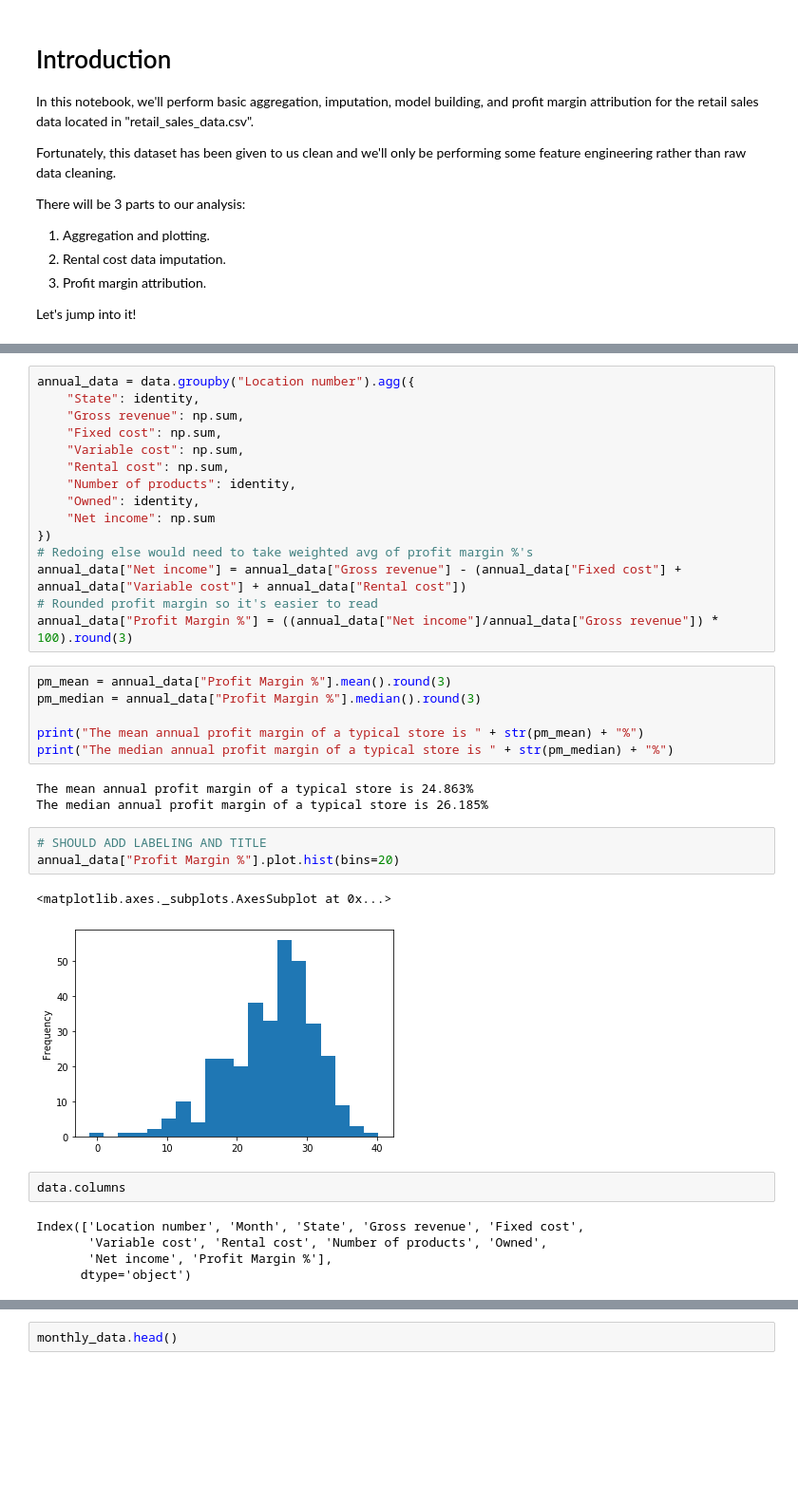
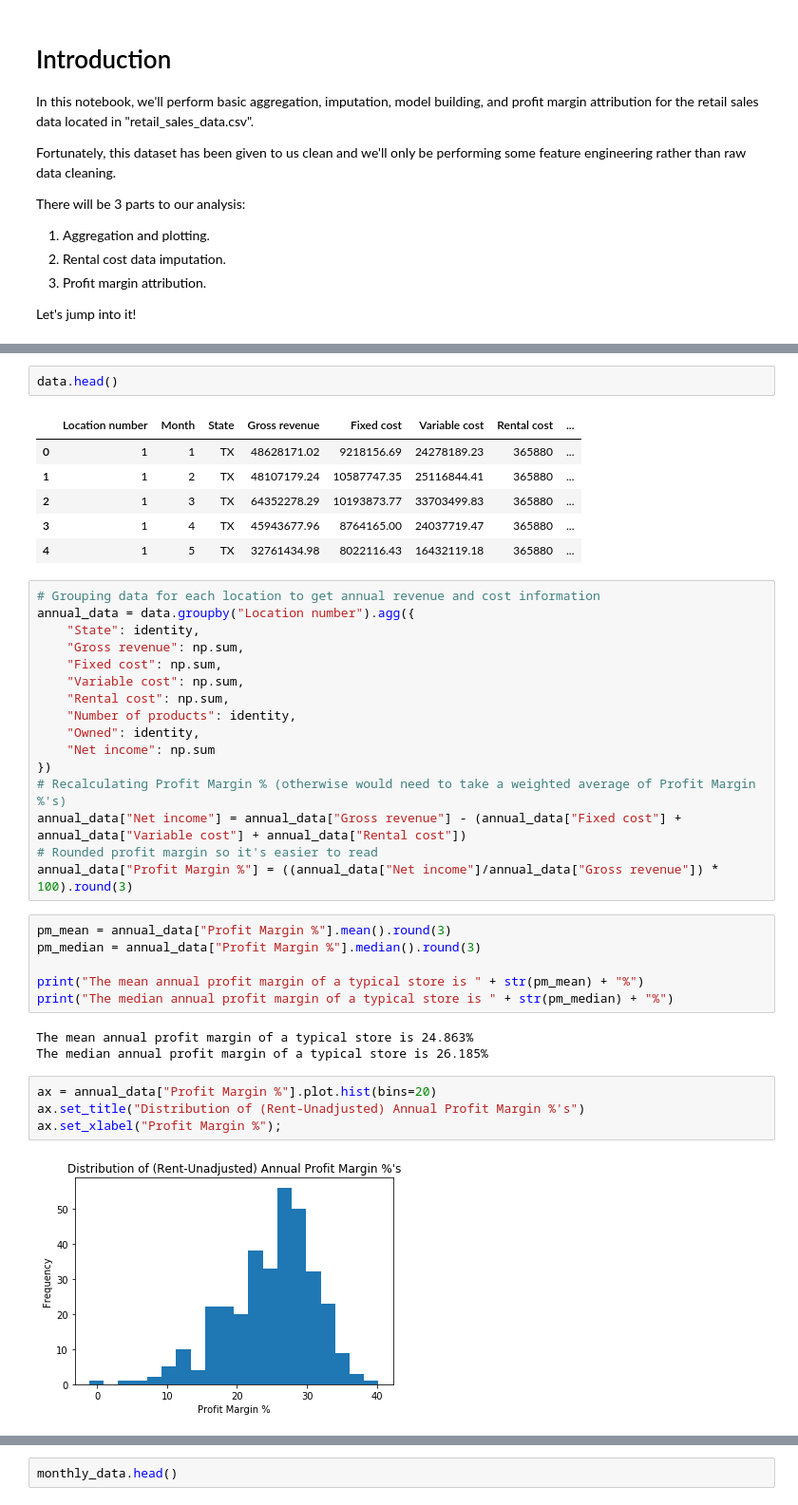
Before and after one commit to rachitpareek/profitAnalysis, a Jupyter notebook: Analysis.ipynb, the cells around one changed output, grey strips where cells are left out. Shown at 95% size. Cells and saved outputs as stored; diff of their text form; blank space fills up the shorter version.

```diff
--- a/Analysis.ipynb
+++ b/Analysis.ipynb
@@ -59,4 +48,14 @@ data
+# %%
+data.head()
+# %% [output]
+|  | Location number | Month | State | Gross revenue | Fixed cost | Variable cost | Rental cost | ... |
+| 0 | 1 | 1 | TX | 48628171.02 | 9218156.69 | 24278189.23 | 365880 | ... |
+| 1 | 1 | 2 | TX | 48107179.24 | 10587747.35 | 25116844.41 | 365880 | ... |
+| 2 | 1 | 3 | TX | 64352278.29 | 10193873.77 | 33703499.83 | 365880 | ... |
+| 3 | 1 | 4 | TX | 45943677.96 | 8764165.00 | 24037719.47 | 365880 | ... |
+| 4 | 1 | 5 | TX | 32761434.98 | 8022116.43 | 16432119.18 | 365880 | ... |
 # %%
+# Grouping data for each location to get annual revenue and cost information
 annual_data = data.groupby("Location number").agg({
     "State": identity,
     "Gross revenue": np.sum,
@@ -67,7 +66,7 @@ annual_data = data.groupby("Location number").agg({
     "Owned": identity,
     "Net income": np.sum
 })
-# Redoing else would need to take weighted avg of profit margin %'s
+# Recalculating Profit Margin % (otherwise would need to take a weighted average of Profit Margin %'s)
 annual_data["Net income"] = annual_data["Gross revenue"] - (annual_data["Fixed cost"] + annual_data["Variable cost"] + annual_data["Rental cost"])
 # Rounded profit margin so it's easier to read
 annual_data["Profit Margin %"] = ((annual_data["Net income"]/annual_data["Gross revenue"]) * 100).round(3)
@@ -80,17 +79,10 @@ print("The median annual profit margin of a typical store is " + str(pm_median)
 # %% [output]
 The mean annual profit margin of a typical store is 24.863%
 The median annual profit margin of a typical store is 26.185%
-# %%
-# SHOULD ADD LABELING AND TITLE
-annual_data["Profit Margin %"].plot.hist(bins=20)
-# %% [output]
-<matplotlib.axes._subplots.AxesSubplot at 0x...>
-[figure, removed]
-# %%
-data.columns
-# %% [output]
-Index(['Location number', 'Month', 'State', 'Gross revenue', 'Fixed cost',
-       'Variable cost', 'Rental cost', 'Number of products', 'Owned',
-       'Net income', 'Profit Margin %'],
-      dtype='object')
+# %%
+ax = annual_data["Profit Margin %"].plot.hist(bins=20)
+ax.set_title("Distribution of (Rent-Unadjusted) Annual Profit Margin %'s")
+ax.set_xlabel("Profit Margin %");
+# %% [output]
+[figure, added]
 # %%
```
Also changed, not shown: parts of 46 cells of this notebook.
